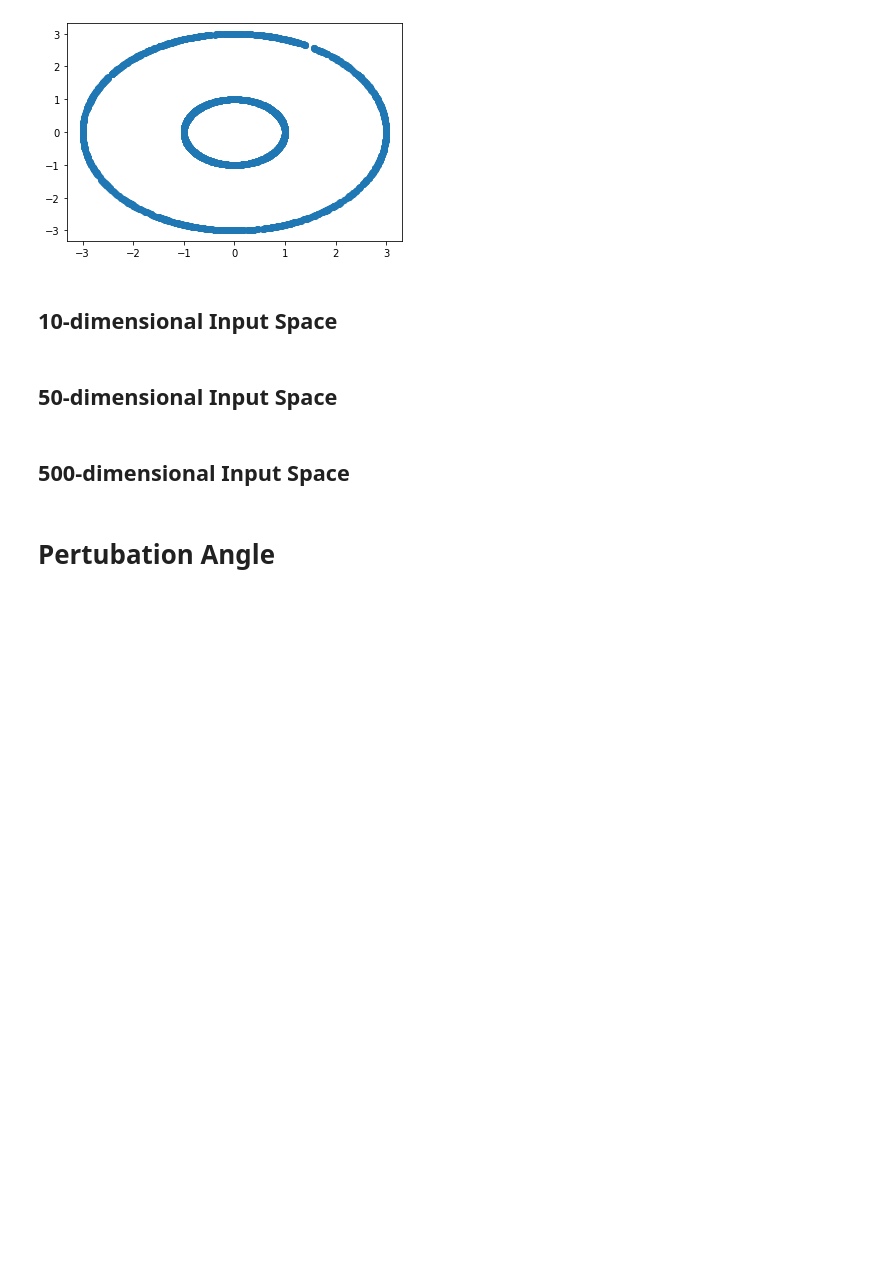
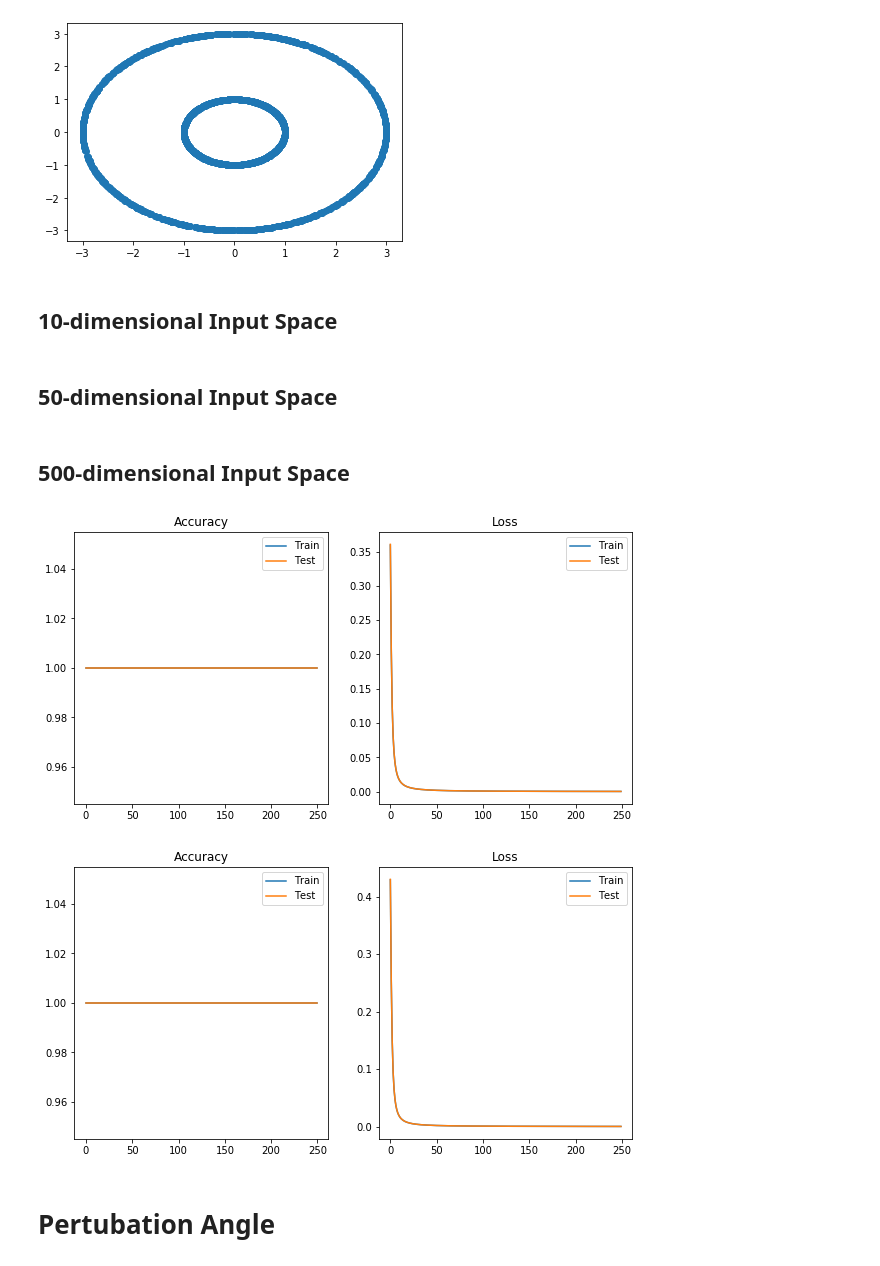
Before and after one commit to joaozago1/Visualizing_perturbation_angle, a Jupyter notebook: visualizing_perturbation_angle.ipynb, the cells around one changed output. Cells and saved outputs as stored; diff of their text form; code cells hidden in the pictures; blank space fills up the shorter version.

```diff
--- a/visualizing_perturbation_angle.ipynb
+++ b/visualizing_perturbation_angle.ipynb
@@ -100,5 +84,11 @@ biases = [tf.Variable(tf.random_normal([100], stddev=0.1)),
 # %%
-def train_distilled_temperature(weights, biases, x_train, y_train, x_test=None, y_test=None, epochs=250, loss_function="CCE", print_loss=True):
+def train_distilled_temperature(x_train, y_train, x_test=None, y_test=None, epochs=250, loss_function="CCE", print_loss=True):
+
+    weights = [tf.Variable(tf.random_normal([x_train.shape[1], 100], stddev=0.1)),
+          tf.Variable(tf.random_normal([100, y_train.shape[1]], stddev=0.1))]
+
+    biases = [tf.Variable(tf.random_normal([100], stddev=0.1)),
+          tf.Variable(tf.random_normal([y_train.shape[1]], stddev=0.1))]
 
     x = tf.placeholder(tf.float32, shape=(None, x_train.shape[1]))
     y = tf.placeholder(tf.float32, shape=(None, y_train.shape[1]))
@@ -228,8 +218,11 @@ for i in range(20):
 x_train, y_train, x_test, y_test = generate_n_dim_data(500)
 # %%
 for i in range(20):
-    acc_train, acc_test, loss_train, loss_test = train_distilled_temperature(weights, biases, x_train, y_train, x_test, y_test, 250, "CCE_%i"%i, print_loss=False)
+    acc_train, acc_test, loss_train, loss_test = train_distilled_temperature(x_train, y_train, x_test, y_test, 250, "CCE_%i"%i, print_loss=False)
     plot_after_training(acc_train, acc_test, loss_train, loss_test)
+# %% [output]
+[figure, added]
+[figure, added]
 # %% [markdown]
 # Pertubation Angle
 # %%
```
Also changed, not shown: parts of 9 cells of this notebook.
